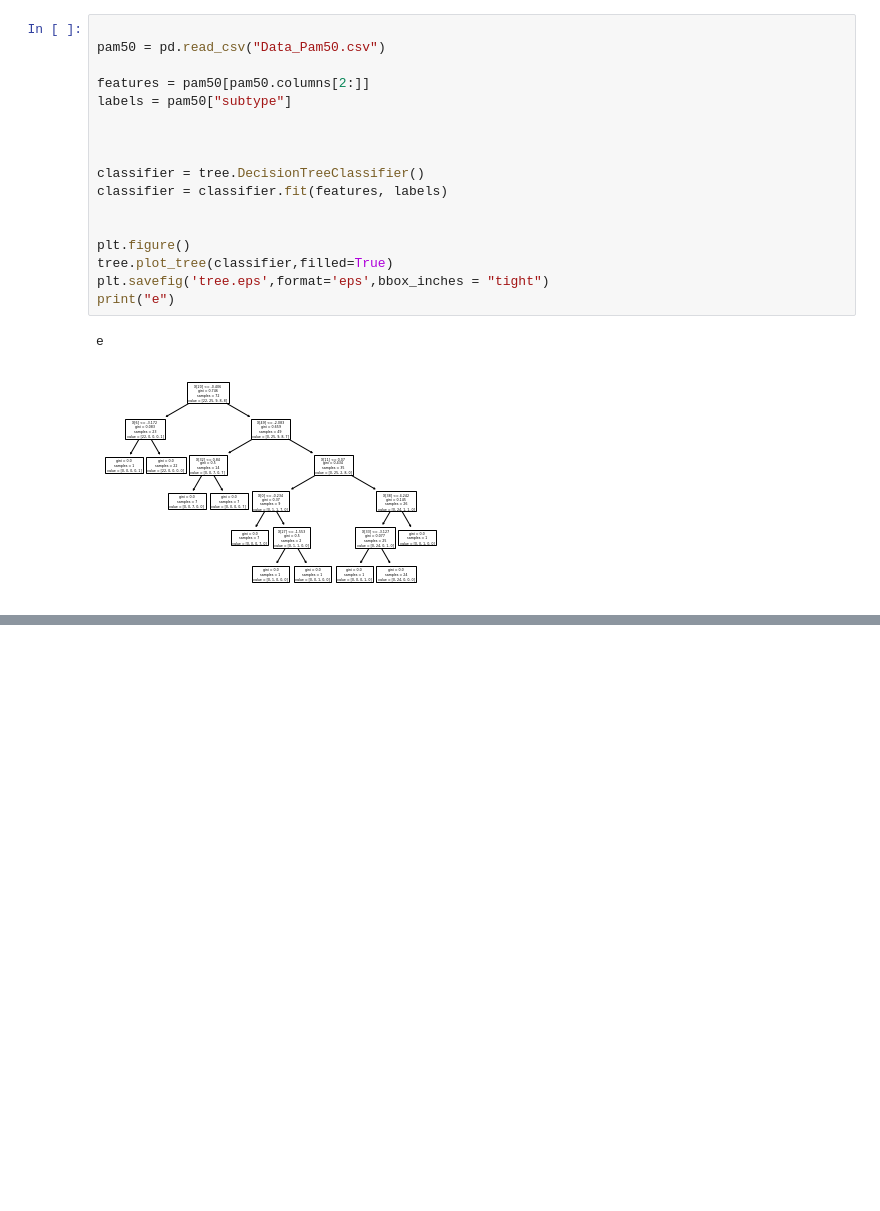
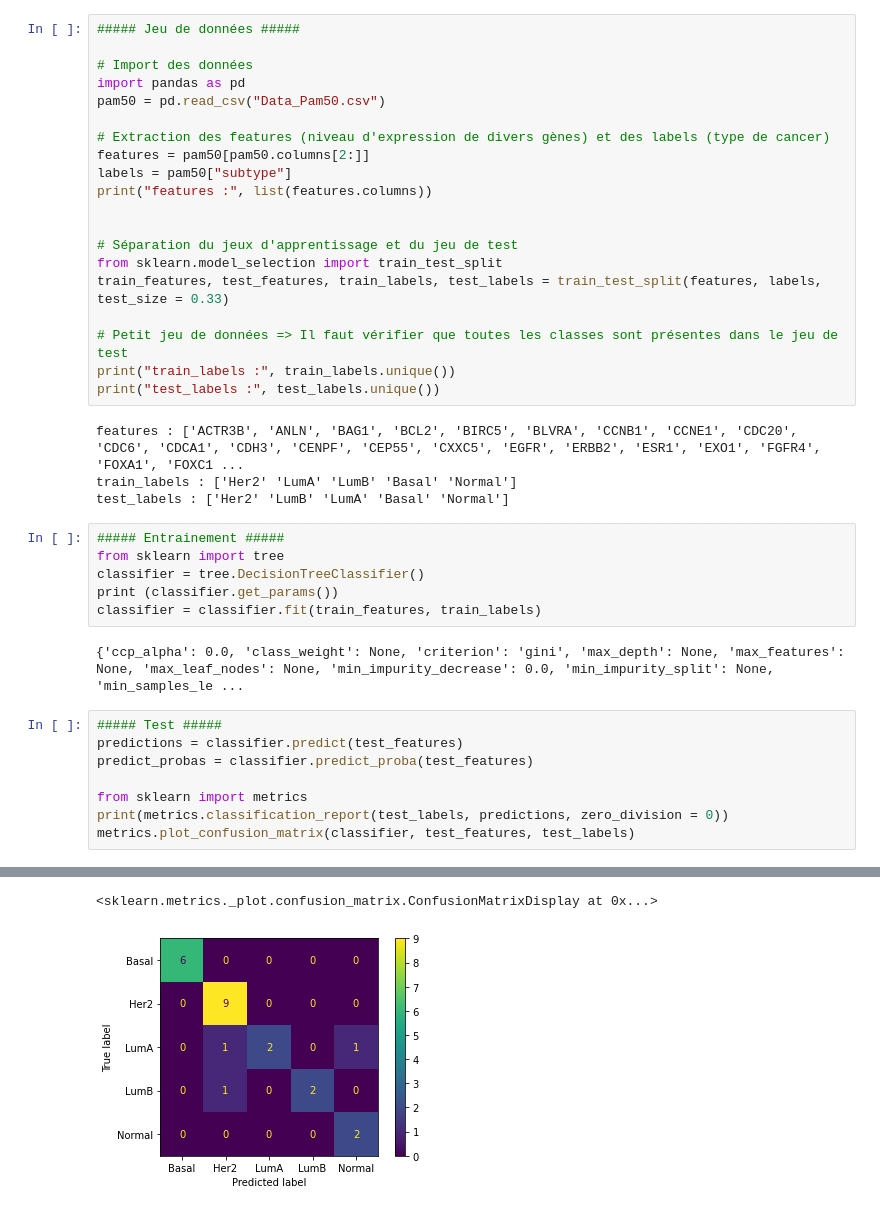
Before and after one commit to Bordeterre/decision_tree, a Jupyter notebook: training.ipynb, the cells around one changed output, grey strips where cells are left out. Saved outputs shown, nothing was run; the diff lists cells and outputs as text; blank space fills up the shorter version.

Commit message:
implementation test sets

```diff
--- a/training.ipynb
+++ b/training.ipynb
@@ -6,20 +14,41 @@ import matplotlib.pyplot as plt
 # %%
+##### Jeu de données #####
 
+# Import des données
+import pandas as pd
 pam50 = pd.read_csv("Data_Pam50.csv")
 
+# Extraction des features (niveau d'expression de divers gènes) et des labels (type de cancer)
 features = pam50[pam50.columns[2:]]
 labels = pam50["subtype"]
+print("features :", list(features.columns))
 
 
+# Séparation du jeux d'apprentissage et du jeu de test
+from sklearn.model_selection import train_test_split
+train_features, test_features, train_labels, test_labels = train_test_split(features, labels, test_size = 0.33)
 
-classifier = tree.DecisionTreeClassifier()
-classifier = classifier.fit(features, labels)
-
-
-plt.figure()
-tree.plot_tree(classifier,filled=True)
-plt.savefig('tree.eps',format='eps',bbox_inches = "tight")
-print("e")
+# Petit jeu de données => Il faut vérifier que toutes les classes sont présentes dans le jeu de test
+print("train_labels :", train_labels.unique())
+print("test_labels :", test_labels.unique())
 # %% [output]
-e
+features : ['ACTR3B', 'ANLN', 'BAG1', 'BCL2', 'BIRC5', 'BLVRA', 'CCNB1', 'CCNE1', 'CDC20', 'CDC6', 'CDCA1', 'CDH3', 'CENPF', 'CEP55', 'CXXC5', 'EGFR', 'ERBB2', 'ESR1', 'EXO1', 'FGFR4', 'FOXA1', 'FOXC1 ...
+train_labels : ['Her2' 'LumA' 'LumB' 'Basal' 'Normal']
+test_labels : ['Her2' 'LumB' 'LumA' 'Basal' 'Normal']
-[figure, removed]
+# %%
+##### Entrainement #####
+from sklearn import tree
+classifier = tree.DecisionTreeClassifier()
+print (classifier.get_params())
+classifier = classifier.fit(train_features, train_labels)
+# %% [output]
+{'ccp_alpha': 0.0, 'class_weight': None, 'criterion': 'gini', 'max_depth': None, 'max_features': None, 'max_leaf_nodes': None, 'min_impurity_decrease': 0.0, 'min_impurity_split': None, 'min_samples_le ...
+# %%
+##### Test #####
+predictions = classifier.predict(test_features)
+predict_probas = classifier.predict_proba(test_features)
+
+from sklearn import metrics
+print(metrics.classification_report(test_labels, predictions, zero_division = 0))
+metrics.plot_confusion_matrix(classifier, test_features, test_labels)
+# %% [output]
@@ -25,0 +66,2 @@ e
+<sklearn.metrics._plot.confusion_matrix.ConfusionMatrixDisplay at 0x...>
+[figure, added]
```
Also changed, not shown: parts of 4 cells of this notebook.
